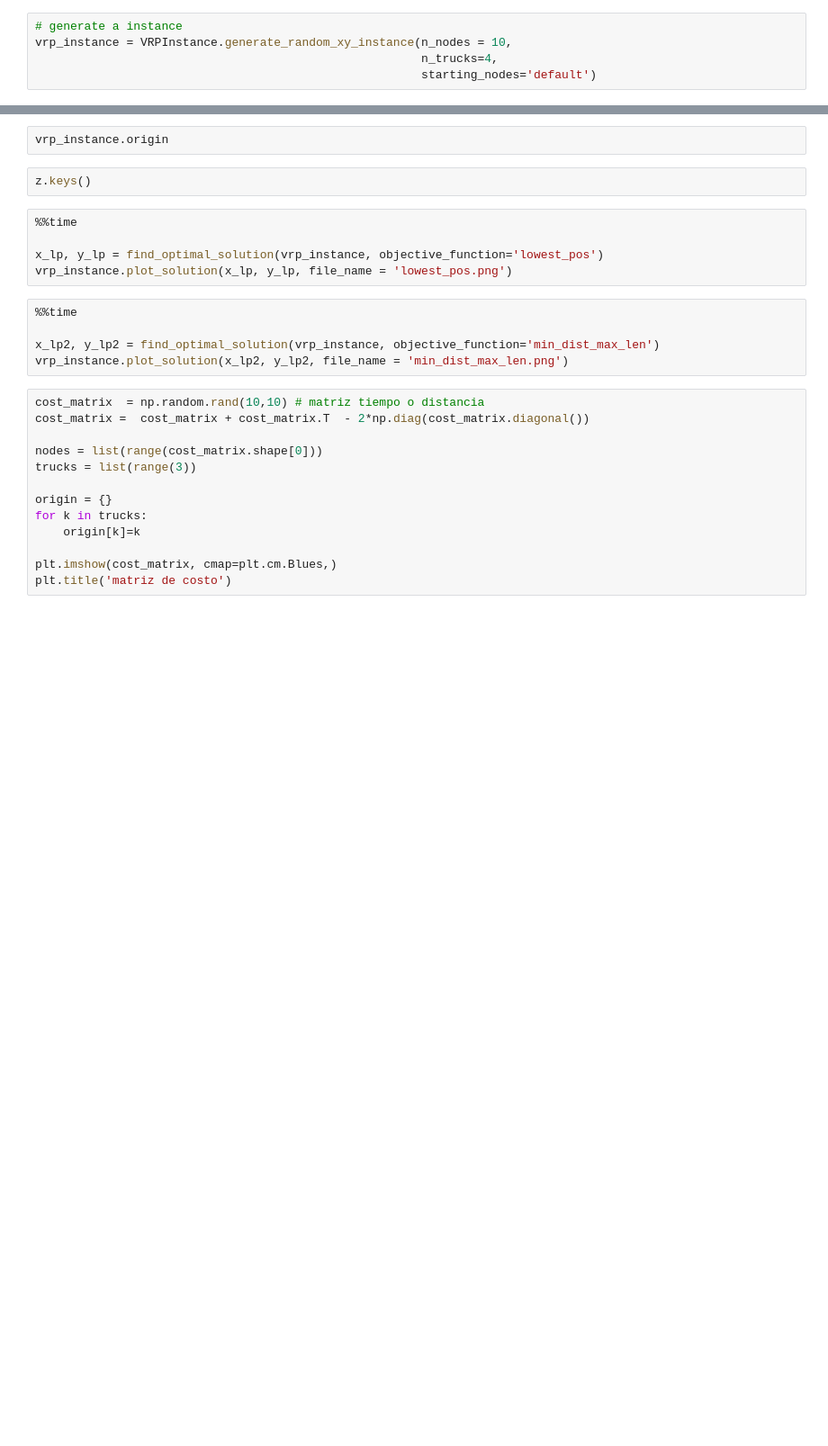
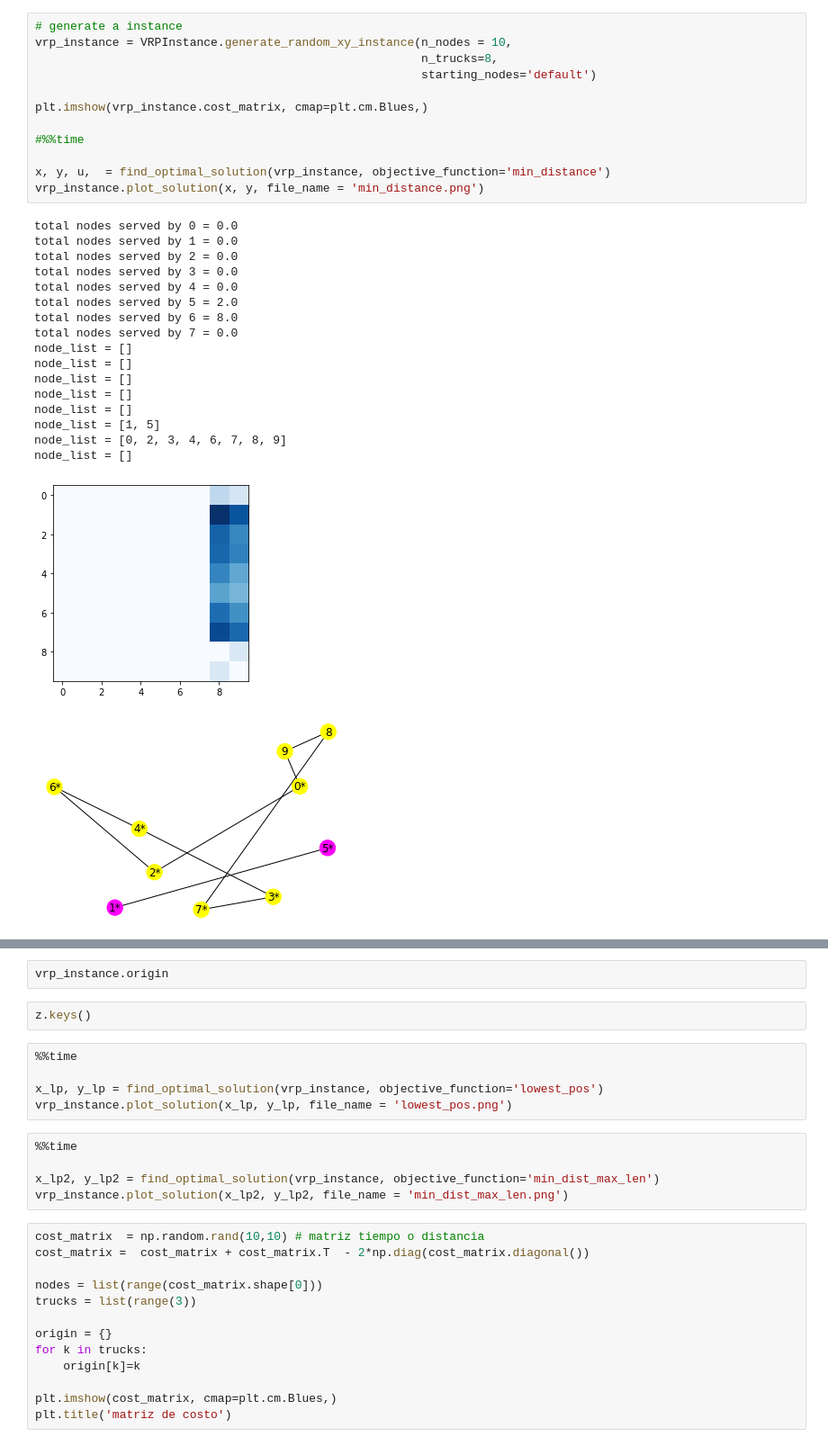
Before and after one commit to pabloazurduy/vrp-example, a Jupyter notebook: vrp.ipynb, the cells around one changed output, grey strips where cells are left out. Shown: that part at 90% size. Saved outputs shown, nothing was run; the diff lists cells and outputs as text; blank space fills up the shorter version.

```diff
--- a/vrp.ipynb
+++ b/vrp.ipynb
@@ -241,5 +290,31 @@ def find_optimal_solution(vrp_instance, objective_function = 'min_distance'):
 # %%
 # generate a instance
 vrp_instance = VRPInstance.generate_random_xy_instance(n_nodes = 10,
-                                                       n_trucks=4,
+                                                       n_trucks=8,
                                                        starting_nodes='default')
+
+plt.imshow(vrp_instance.cost_matrix, cmap=plt.cm.Blues,)
+
+#%%time
+
+x, y, u,  = find_optimal_solution(vrp_instance, objective_function='min_distance')
+vrp_instance.plot_solution(x, y, file_name = 'min_distance.png')
+# %% [output]
+total nodes served by 0 = 0.0
+total nodes served by 1 = 0.0
+total nodes served by 2 = 0.0
+total nodes served by 3 = 0.0
+total nodes served by 4 = 0.0
+total nodes served by 5 = 2.0
+total nodes served by 6 = 8.0
+total nodes served by 7 = 0.0
+node_list = []
+node_list = []
+node_list = []
+node_list = []
+node_list = []
+node_list = [1, 5]
+node_list = [0, 2, 3, 4, 6, 7, 8, 9]
+node_list = []
+[figure, added]
+[figure, added]
```
Also changed, not shown: parts of 16 cells of this notebook, 2 other files.
